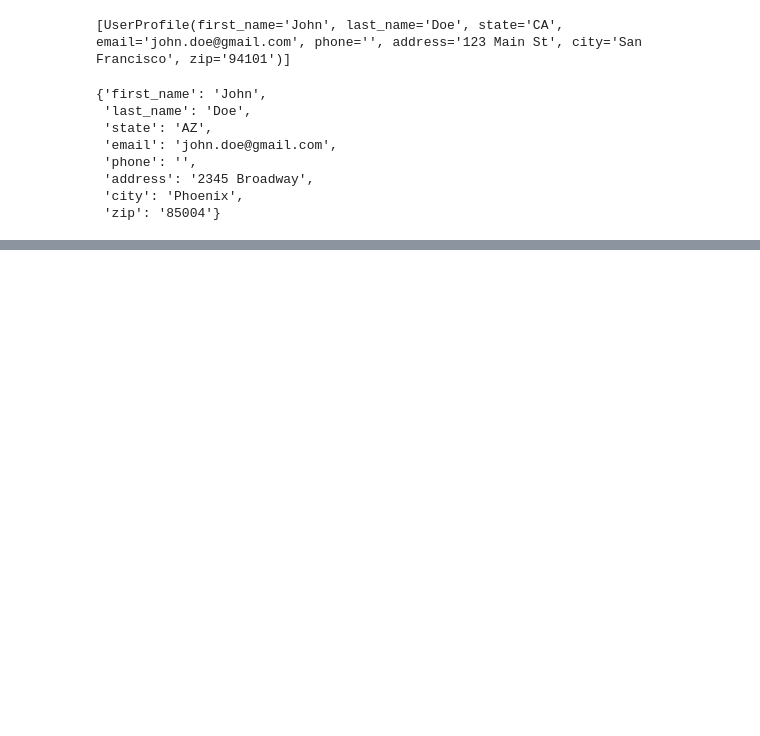
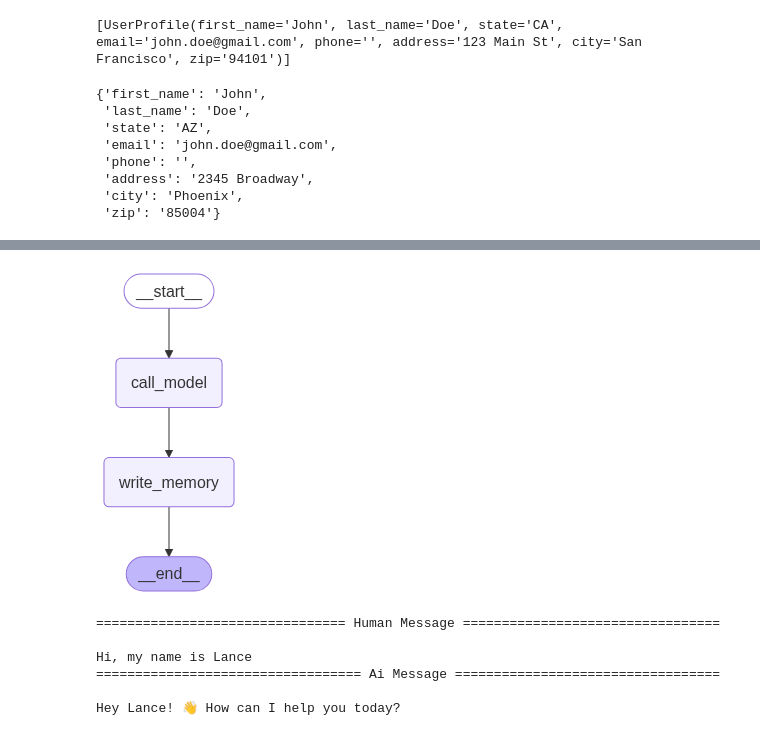
Before and after one commit to DeconvFFT/Langgraph-foundations, a Jupyter notebook: module5/agent-with-memory.ipynb, the cells around one changed output, grey strips where cells are left out. Saved outputs shown, nothing was run; the diff lists cells and outputs as text; code cells hidden in the pictures; blank space fills up the shorter version.

Commit message:
Added memory with trustfall

```diff
--- a/module5/agent-with-memory.ipynb
+++ b/module5/agent-with-memory.ipynb
@@ -381,0 +462,9 @@ display(Image(graph.get_graph(xray=1).draw_mermaid_png()))
+# %%
+config = {"configurable": {"thread_id": "2", "user_id": "1"}}
+
+# User input
+input_messages = [HumanMessage(content="What compaines do you recommend for me?")]
+
+# Run the graph
+for chunk in graph.stream({"messages": input_messages}, config, stream_mode="values"):
+    chunk["messages"][-1].pretty_print()
@@ -381,0 +491,15 @@ display(Image(graph.get_graph(xray=1).draw_mermaid_png()))
+# %%
+from pydantic import BaseModel, Field
+from langchain_core.messages import HumanMessage, SystemMessage, merge_message_runs
+from langchain_core.runnables import RunnableConfig
+from langgraph.graph import MessagesState, START, END
+from langgraph.store.memory import InMemoryStore
+from langgraph.checkpoint.memory import MemorySaver
+from langchain_groq import ChatGroq
+from langchain_core.runnables import RunnableConfig
+
+class Memory(BaseModel):
+    content: str = Field(description="The main content of the memory. For example: User expressed interest in learning about AI")
+
+class MemoryCollection(BaseModel):
+    memories: list[Memory] = Field(description="A list of memories about the user")
@@ -381,0 +585,38 @@ display(Image(graph.get_graph(xray=1).draw_mermaid_png()))
+# %%
+# Define the graph
+builder = StateGraph(MessagesState)
+builder.add_node("call_model", call_model)
+builder.add_node("write_memory", write_memory)
+builder.add_edge(START, "call_model")
+builder.add_edge("call_model", "write_memory")
+builder.add_edge("write_memory", END)
+
+# Store for long-term (across-thread) memory
+across_thread_memory = InMemoryStore()
+
+# Checkpointer for short-term (within-thread) memory
+within_thread_memory = MemorySaver()
+
+# Compile the graph with the checkpointer fir and store
+graph = builder.compile(checkpointer=within_thread_memory, store=across_thread_memory)
+
+# View
+display(Image(graph.get_graph(xray=1).draw_mermaid_png()))
+# %% [output]
+[figure, added]
+# %%
+config = {"configurable": {"thread_id": "1", "user_id": "1"}}
+
+# User input
+input_messages = [HumanMessage(content="Hi, my name is Lance")]
+
+# Run the graph
+for chunk in graph.stream({"messages": input_messages}, config, stream_mode="values"):
+    chunk["messages"][-1].pretty_print()
+# %% [output]
+================================ Human Message =================================
+
+Hi, my name is Lance
+================================== Ai Message ==================================
+
+Hey Lance! 👋 How can I help you today?
```
Also changed, not shown: parts of 11 cells of this notebook, 1 other file.
